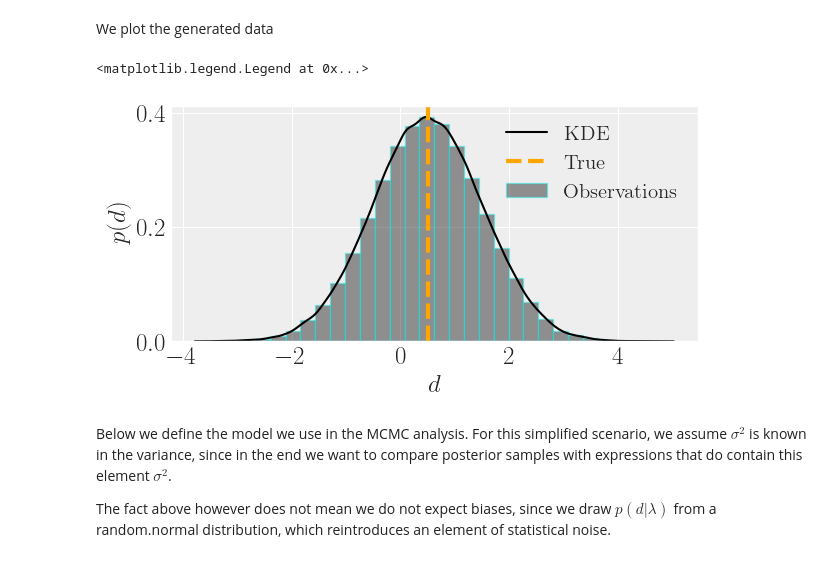
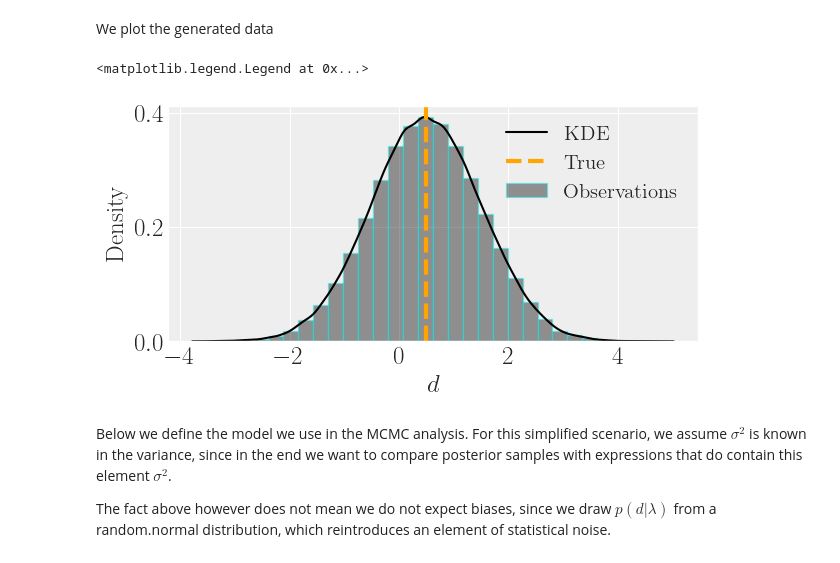
Before and after one commit to aantonelli94/PopFisher, a Jupyter notebook: Gaussian_toy_model/Gaussian_toymodel.ipynb, the cells around one changed output. Drawn from its saved outputs; the diff is of its cells as text; code cells hidden in the pictures.

```diff
--- a/Gaussian_toy_model/Gaussian_toymodel.ipynb
+++ b/Gaussian_toy_model/Gaussian_toymodel.ipynb
@@ -79,18 +80,18 @@ We plot the generated data
 # %%
 # Plot the generated data.
 
 fig, ax = plt.subplots(1,1,figsize=(6,3))
 plt.hist(data,density=True,label='Observations',bins=30,histtype = 'bar',
                                color ='black', alpha=0.4, edgecolor='cyan')
 sns.kdeplot(np.array(data), label='KDE',c='black')
 plt.axvline(x=true_mu, label='True', c='orange',ls='--',lw=3)
 
 plt.xlabel('$d$')
-plt.ylabel('$p(d)$')
+plt.ylabel('Density')
 plt.legend(loc='best')
 # %% [output]
 <matplotlib.legend.Legend at 0x...>
-[figure, old version]
+[figure, new version]
 # %% [markdown]
 Below we define the model we use in the MCMC analysis. For this simplified scenario, we assume $\sigma^2$ is known in the variance, since in the end we want to compare posterior samples with expressions that do contain this element $\sigma^2$.
 
```
Also changed, not shown: parts of 9 cells of this notebook, 2 other files.
